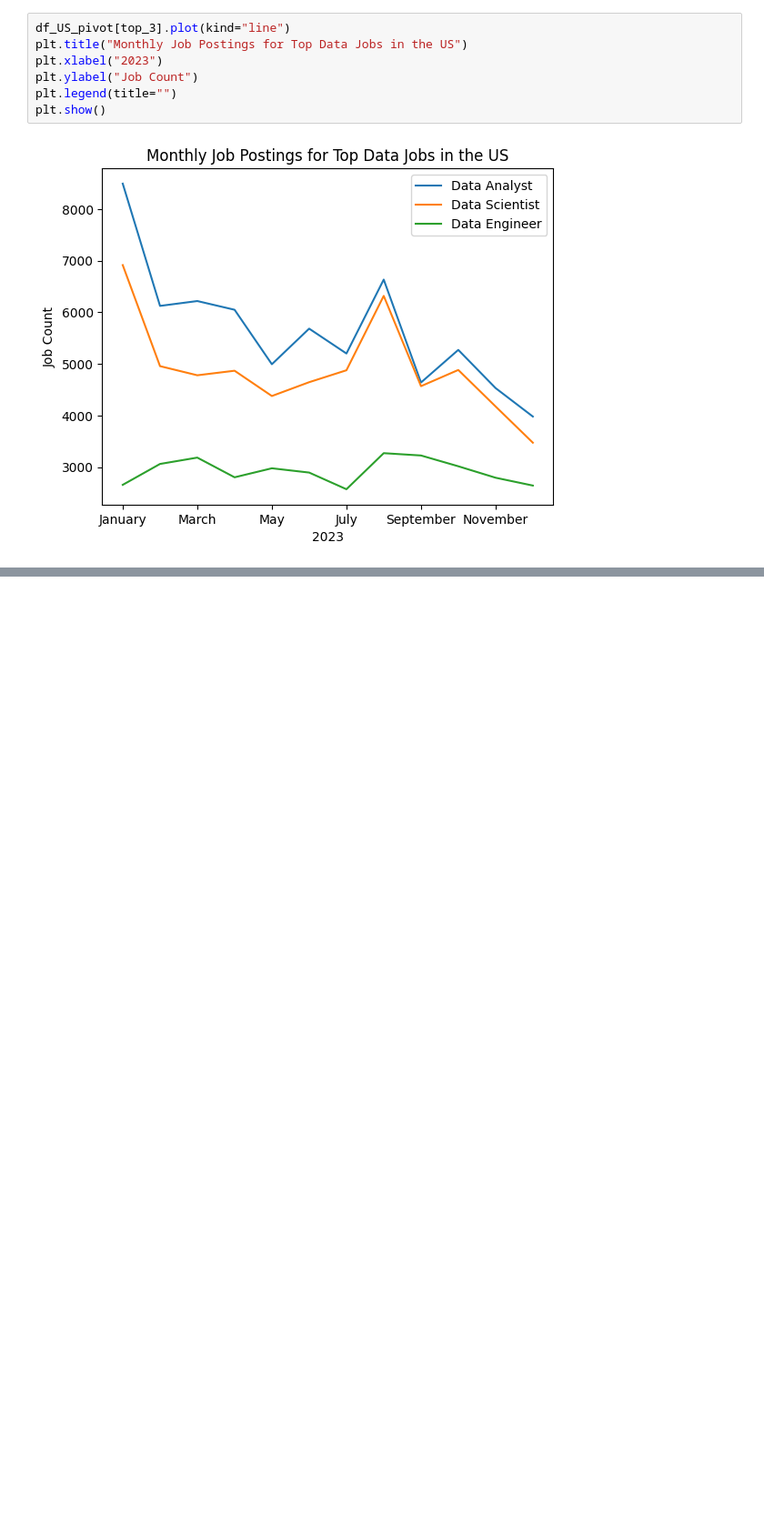
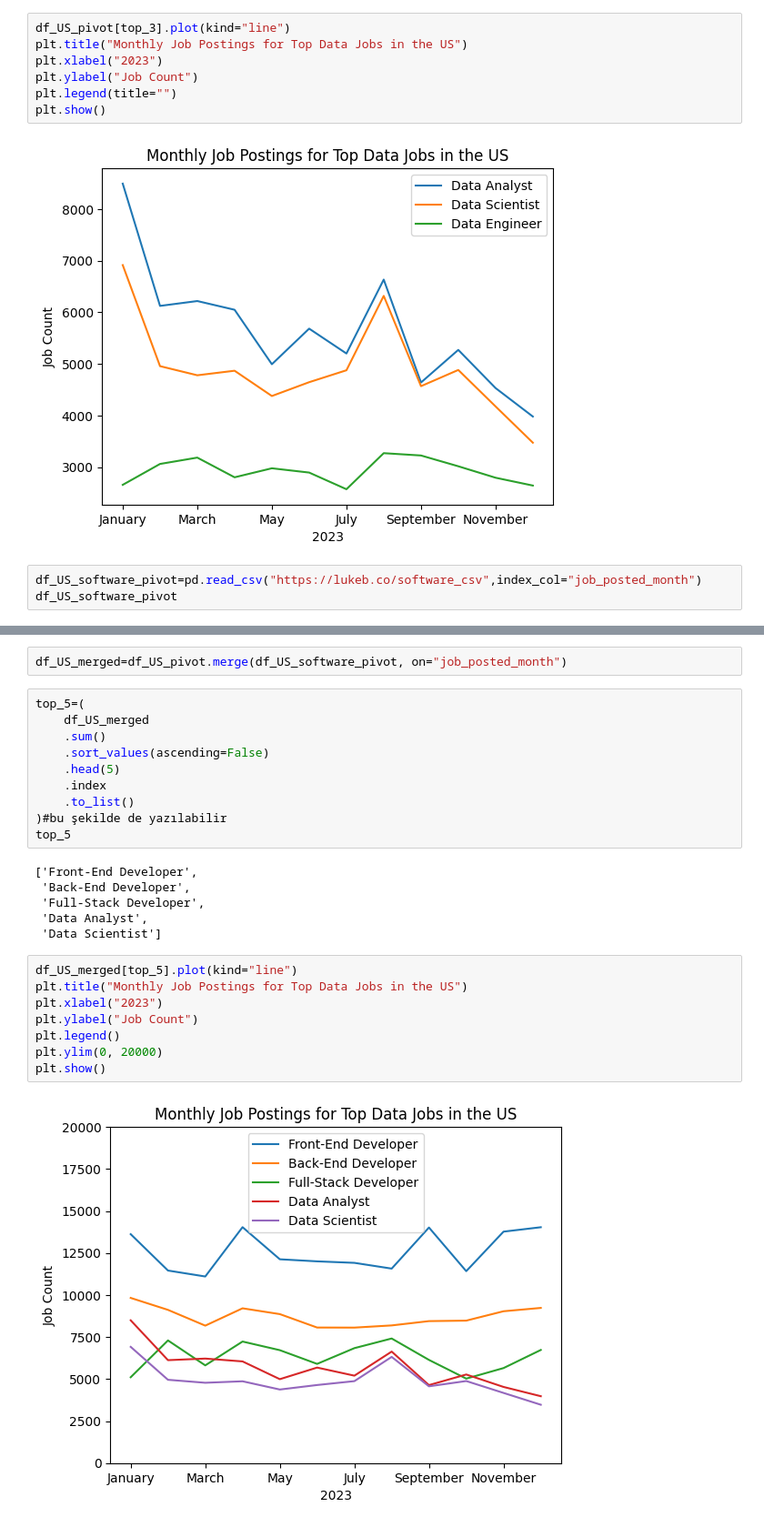
Before and after one commit to gamzeklnc/Python_Libs_Learning, a Jupyter notebook: PandasLearning/Exercise/MonthlyJobDemand.ipynb, the cells around one changed output, grey strips where cells are left out. Shown at 91% size. Drawn from its saved outputs; the diff is of its cells as text; blank space fills up the shorter version.

Commit message:
monthly job demand

```diff
--- a/PandasLearning/Exercise/MonthlyJobDemand.ipynb
+++ b/PandasLearning/Exercise/MonthlyJobDemand.ipynb
@@ -102,3 +102,6 @@ plt.legend(title="")
 plt.show()
 # %% [output]
 [figure]
+# %%
+df_US_software_pivot=pd.read_csv("https://lukeb.co/software_csv",index_col="job_posted_month")
+df_US_software_pivot
@@ -104,0 +123,28 @@ plt.show()
+# %%
+df_US_merged=df_US_pivot.merge(df_US_software_pivot, on="job_posted_month")
+# %%
+top_5=(
+    df_US_merged
+    .sum()
+    .sort_values(ascending=False)
+    .head(5)
+    .index
+    .to_list()
+)#bu şekilde de yazılabilir
+top_5
+# %% [output]
+['Front-End Developer',
+ 'Back-End Developer',
+ 'Full-Stack Developer',
+ 'Data Analyst',
+ 'Data Scientist']
+# %%
+df_US_merged[top_5].plot(kind="line")
+plt.title("Monthly Job Postings for Top Data Jobs in the US")
+plt.xlabel("2023")
+plt.ylabel("Job Count")
+plt.legend()
+plt.ylim(0, 20000)
+plt.show()
+# %% [output]
+[figure, added]
```
Also changed, not shown: parts of 1 cell of this notebook.
